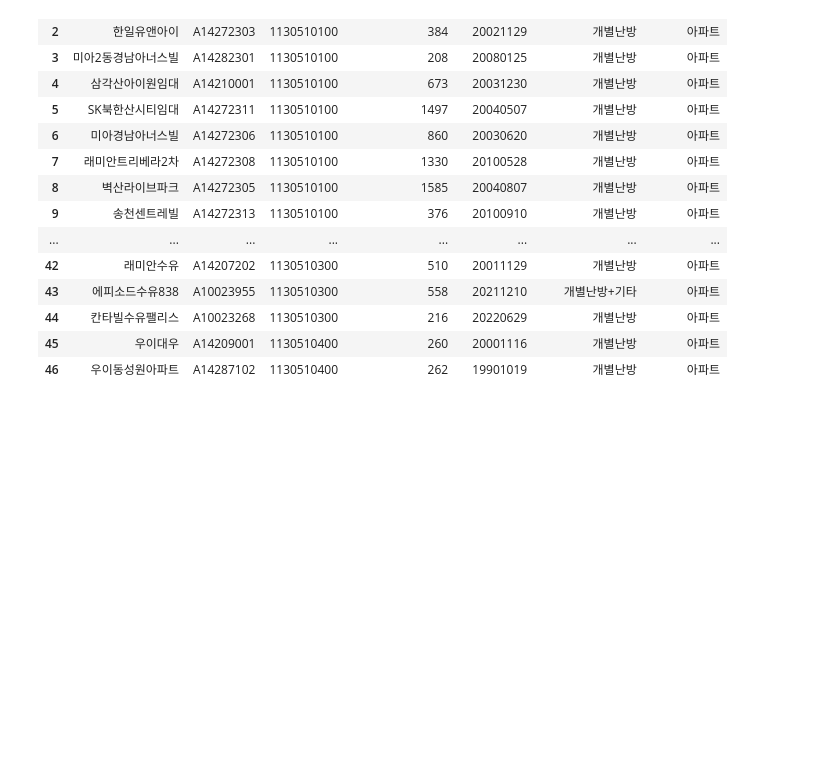
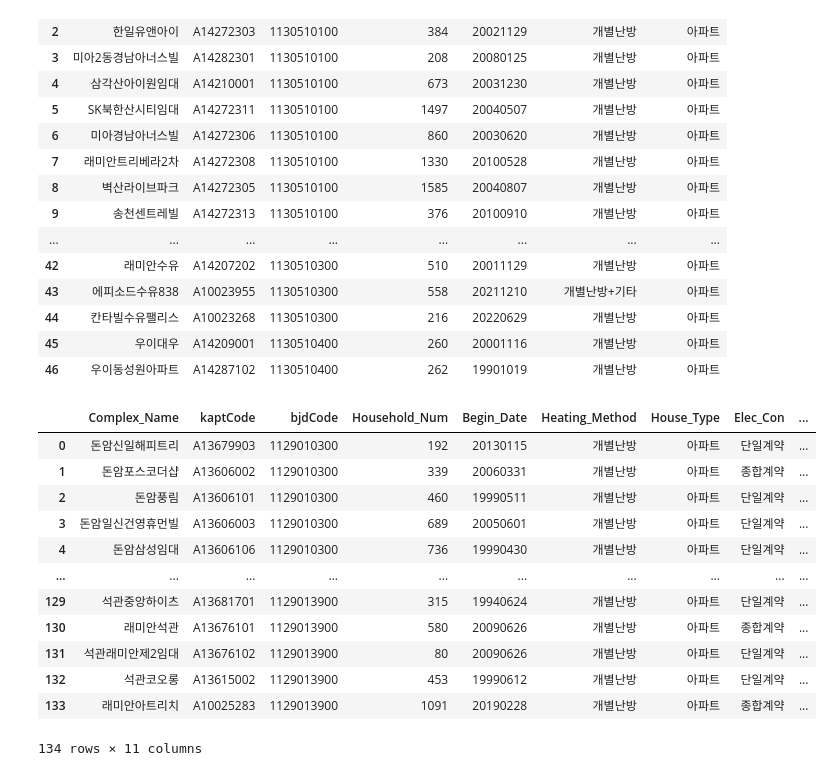
Before and after one commit to haemilia/MolitContest, a Jupyter notebook: API_Access/seoulDataAPI.ipynb, the cells around one changed output. Drawn from its saved outputs; the diff is of its cells as text; code cells hidden in the pictures; blank space fills up the shorter version.

```diff
--- a/API_Access/seoulDataAPI.ipynb
+++ b/API_Access/seoulDataAPI.ipynb
@@ -232,3 +232,25 @@ def AddMore(guDict, API_Key):
         df.to_csv(f"C:/Users/lhi30/Haein/2023/YBIGTA/DA/Project/Share/AptList/{GuName}_more.csv", index = False)
 # %%
 AddMore(guDict, API_Key)
+# %%
+GuName = 'Seongbuk'
+df = pd.read_csv(f"C:/Users/lhi30/Haein/2023/YBIGTA/DA/Project/Share/AptList/{GuName}_Gu.csv", index_col = 0)
+dfApt = df['kaptCode']
+df_2 = getElecVar(API_Key, dfApt)
+df = df.merge(df_2, on= "kaptCode")
+display(df)
+df.to_csv(f"C:/Users/lhi30/Haein/2023/YBIGTA/DA/Project/Share/AptList/{GuName}_more.csv", index = False)
+# %% [output]
+|  | Complex_Name | kaptCode | bjdCode | Household_Num | Begin_Date | Heating_Method | House_Type | Elec_Con | ... |
+| 0 | 돈암신일해피트리 | A13679903 | 1129010300 | 192 | 20130115 | 개별난방 | 아파트 | 단일계약 | ... |
+| 1 | 돈암포스코더샵 | A13606002 | 1129010300 | 339 | 20060331 | 개별난방 | 아파트 | 종합계약 | ... |
+| 2 | 돈암풍림 | A13606101 | 1129010300 | 460 | 19990511 | 개별난방 | 아파트 | 단일계약 | ... |
+| 3 | 돈암일신건영휴먼빌 | A13606003 | 1129010300 | 689 | 20050601 | 개별난방 | 아파트 | 단일계약 | ... |
+| 4 | 돈암삼성임대 | A13606106 | 1129010300 | 736 | 19990430 | 개별난방 | 아파트 | 단일계약 | ... |
+| ... | ... | ... | ... | ... | ... | ... | ... | ... | ... |
+| 129 | 석관중앙하이츠 | A13681701 | 1129013900 | 315 | 19940624 | 개별난방 | 아파트 | 단일계약 | ... |
+| 130 | 래미안석관 | A13676101 | 1129013900 | 580 | 20090626 | 개별난방 | 아파트 | 종합계약 | ... |
+| 131 | 석관래미안제2임대 | A13676102 | 1129013900 | 80 | 20090626 | 개별난방 | 아파트 | 단일계약 | ... |
+| 132 | 석관코오롱 | A13615002 | 1129013900 | 453 | 19990612 | 개별난방 | 아파트 | 단일계약 | ... |
+| 133 | 래미안아트리치 | A10025283 | 1129013900 | 1091 | 20190228 | 개별난방 | 아파트 | 종합계약 | ... |
+134 rows × 11 columns
```
Also changed, not shown: parts of 2 cells of this notebook, 7 other files.
